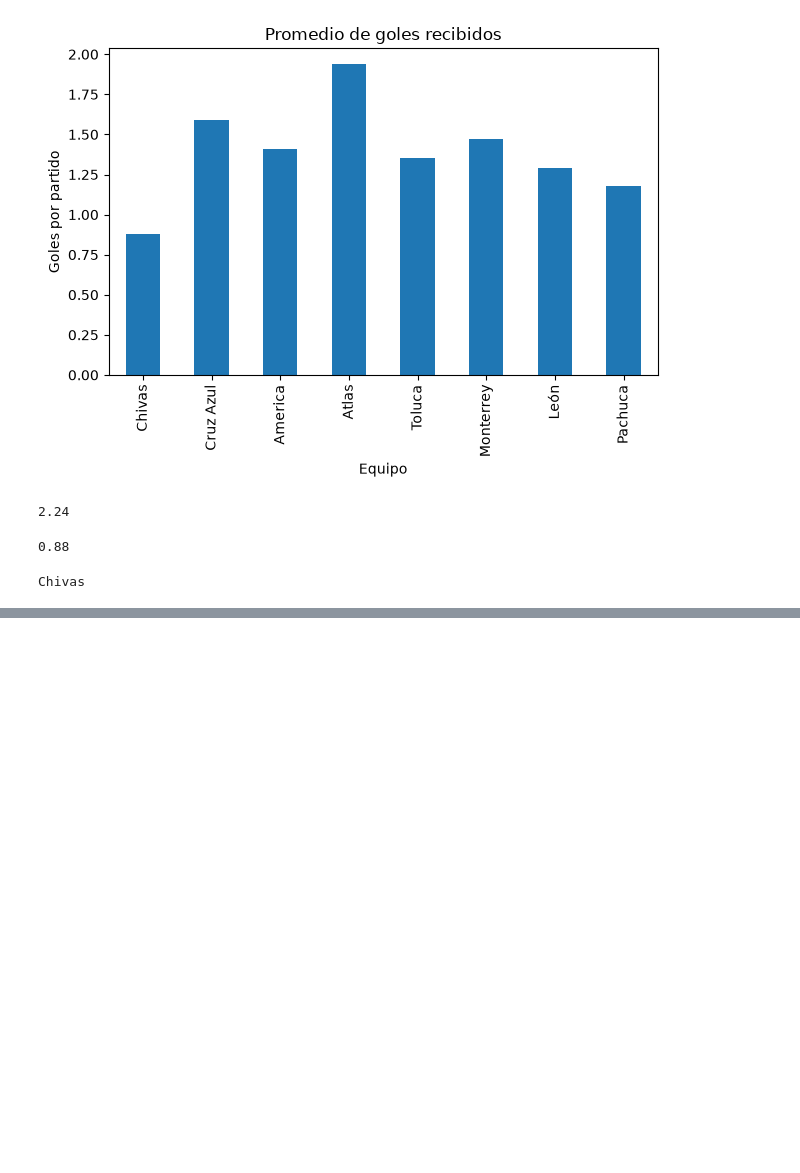
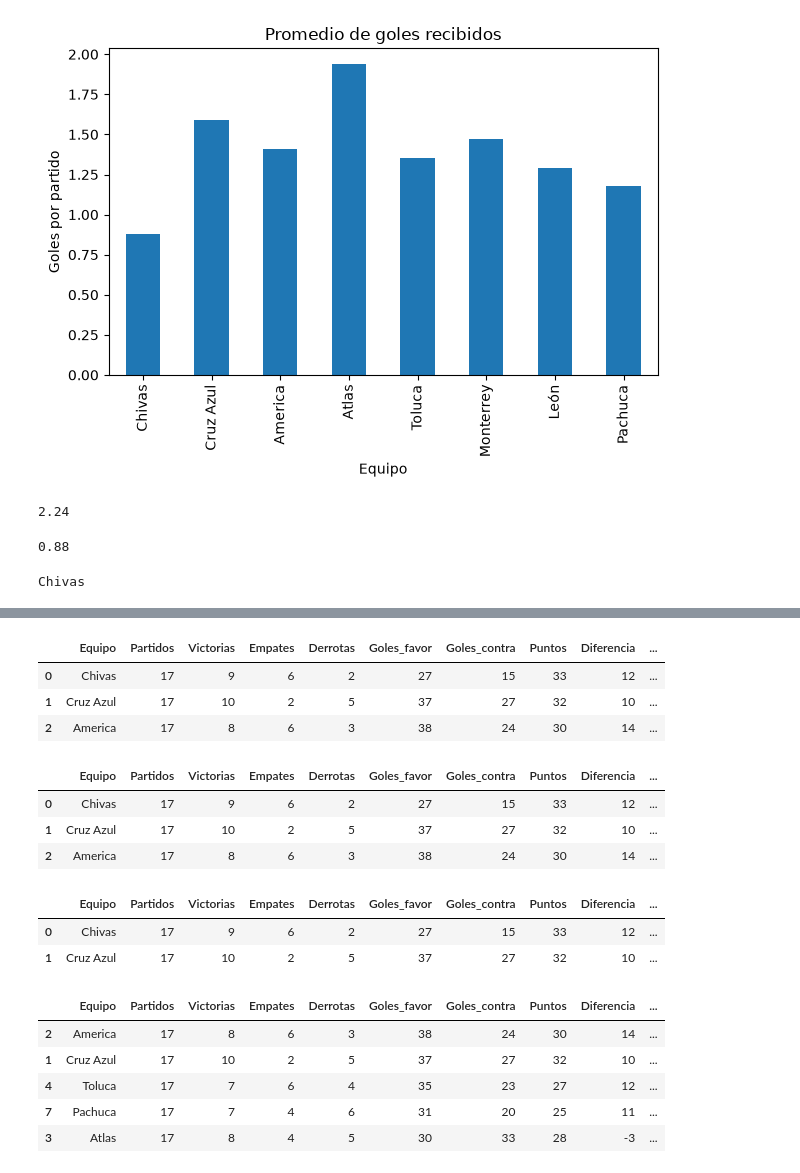
Before and after one commit to MendozaMartinezJuan/liga-mx-predictor, a Jupyter notebook: 01_analisis_liga_mx.ipynb, the cells around one changed output, grey strips where cells are left out. Saved outputs shown, nothing was run; the diff lists cells and outputs as text; code cells hidden in the pictures; blank space fills up the shorter version.

```diff
--- a/01_analisis_liga_mx.ipynb
+++ b/01_analisis_liga_mx.ipynb
@@ -114,0 +132,42 @@ Chivas
+# %%
+df_ordenado.head(3)
+# %% [output]
+|  | Equipo | Partidos | Victorias | Empates | Derrotas | Goles_favor | Goles_contra | Puntos | Diferencia | ... |
+| 0 | Chivas | 17 | 9 | 6 | 2 | 27 | 15 | 33 | 12 | ... |
+| 1 | Cruz Azul | 17 | 10 | 2 | 5 | 37 | 27 | 32 | 10 | ... |
+| 2 | America | 17 | 8 | 6 | 3 | 38 | 24 | 30 | 14 | ... |
+# %%
+# Obtener los 3 equipos con más puntos
+top_3 = df.sort_values(
+    by="Puntos",
+    ascending=False
+).head(3)
+
+display(top_3)
+# %% [output]
+|  | Equipo | Partidos | Victorias | Empates | Derrotas | Goles_favor | Goles_contra | Puntos | Diferencia | ... |
+| 0 | Chivas | 17 | 9 | 6 | 2 | 27 | 15 | 33 | 12 | ... |
+| 1 | Cruz Azul | 17 | 10 | 2 | 5 | 37 | 27 | 32 | 10 | ... |
+| 2 | America | 17 | 8 | 6 | 3 | 38 | 24 | 30 | 14 | ... |
+# %%
+equipos_30 = df[df["Puntos"] > 30]
+
+display(equipos_30)
+# %% [output]
+|  | Equipo | Partidos | Victorias | Empates | Derrotas | Goles_favor | Goles_contra | Puntos | Diferencia | ... |
+| 0 | Chivas | 17 | 9 | 6 | 2 | 27 | 15 | 33 | 12 | ... |
+| 1 | Cruz Azul | 17 | 10 | 2 | 5 | 37 | 27 | 32 | 10 | ... |
+# %%
+# 5 equipos con mas goles
+equipos_con_mas_goles = df.sort_values(
+    by="Goles_favor",
+    ascending=False
+).head(5)
+display(equipos_con_mas_goles)
+# %% [output]
+|  | Equipo | Partidos | Victorias | Empates | Derrotas | Goles_favor | Goles_contra | Puntos | Diferencia | ... |
+| 2 | America | 17 | 8 | 6 | 3 | 38 | 24 | 30 | 14 | ... |
+| 1 | Cruz Azul | 17 | 10 | 2 | 5 | 37 | 27 | 32 | 10 | ... |
+| 4 | Toluca | 17 | 7 | 6 | 4 | 35 | 23 | 27 | 12 | ... |
+| 7 | Pachuca | 17 | 7 | 4 | 6 | 31 | 20 | 25 | 11 | ... |
+| 3 | Atlas | 17 | 8 | 4 | 5 | 30 | 33 | 28 | -3 | ... |
```
Also changed, not shown: parts of 5 cells of this notebook.
